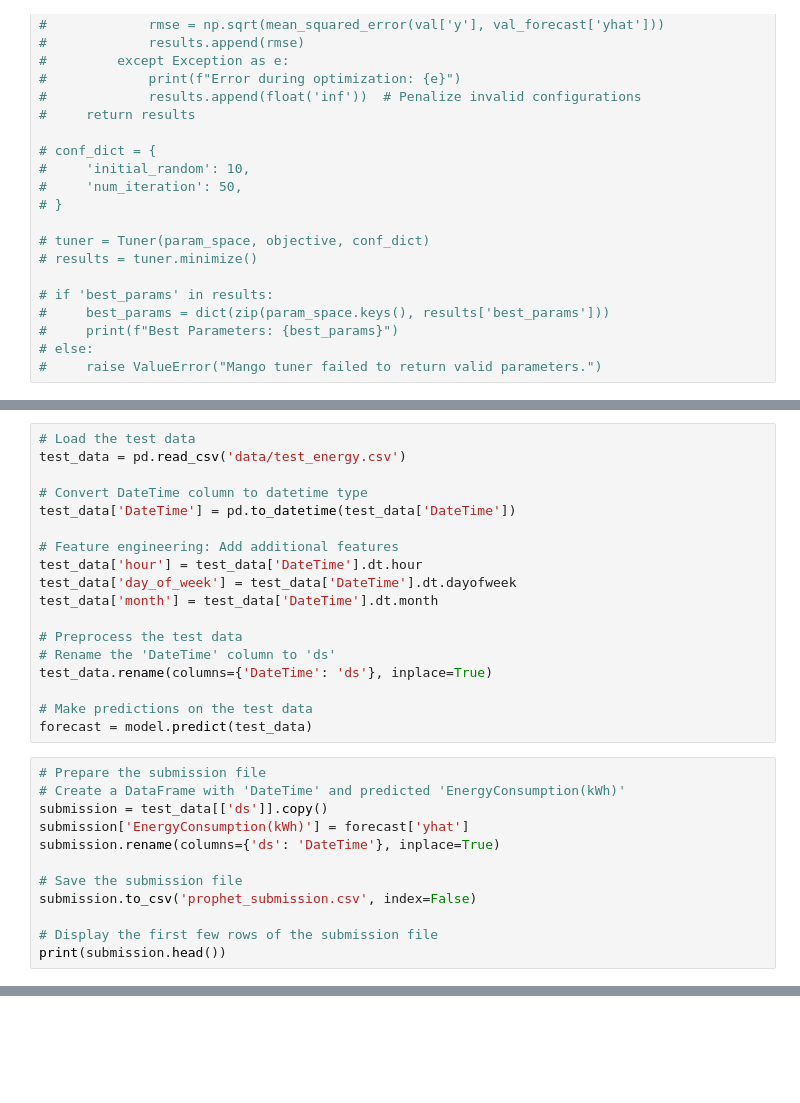
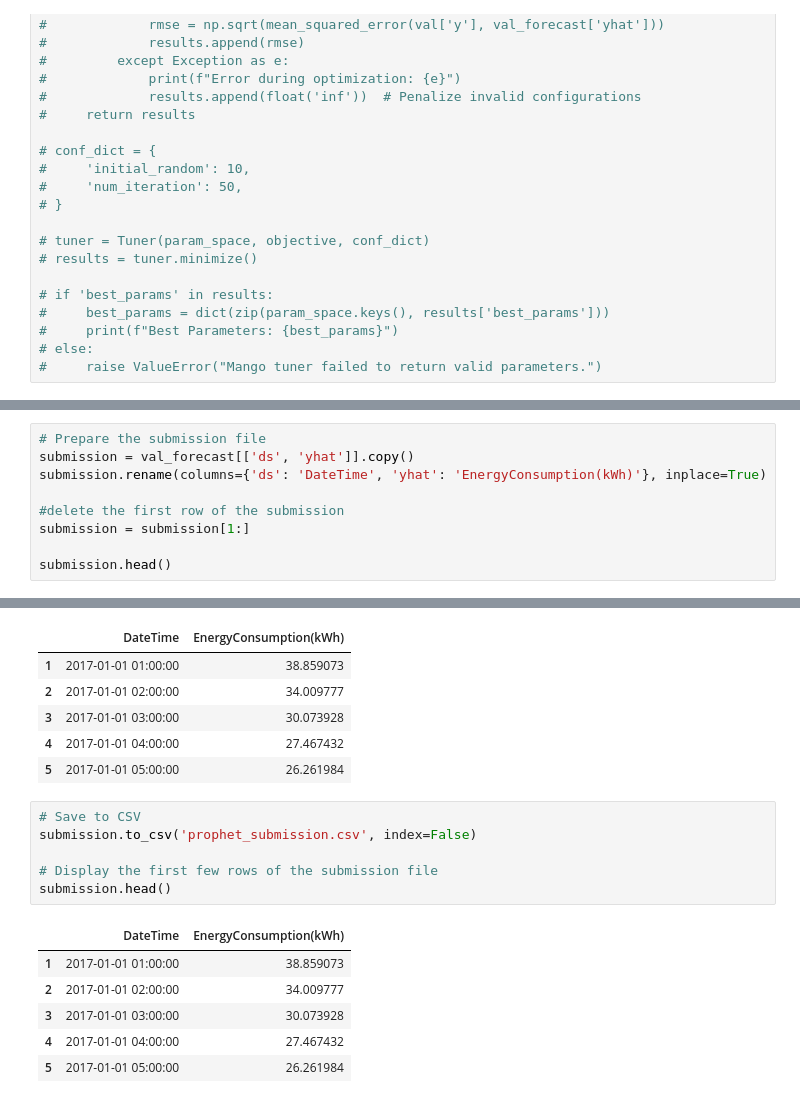
Before and after one commit to Adel2411/energy-consumption-prediction, a Jupyter notebook: prophet_model.ipynb, the cells around one changed output, grey strips where cells are left out. Cells and saved outputs as stored; diff of their text form; blank space fills up the shorter version.

Commit message:
Tried 21th submission using Prophet Model , Got the best Score (13.23490)

```diff
--- a/prophet_model.ipynb
+++ b/prophet_model.ipynb
@@ -168,31 +199,10 @@ Validation RMSE: 9.400811872811387
-# %%
-# Load the test data
-test_data = pd.read_csv('data/test_energy.csv')
-
-# Convert DateTime column to datetime type
-test_data['DateTime'] = pd.to_datetime(test_data['DateTime'])
-
-# Feature engineering: Add additional features
-test_data['hour'] = test_data['DateTime'].dt.hour
-test_data['day_of_week'] = test_data['DateTime'].dt.dayofweek
-test_data['month'] = test_data['DateTime'].dt.month
-
-# Preprocess the test data
-# Rename the 'DateTime' column to 'ds'
-test_data.rename(columns={'DateTime': 'ds'}, inplace=True)
-
-# Make predictions on the test data
-forecast = model.predict(test_data)
 # %%
 # Prepare the submission file
-# Create a DataFrame with 'DateTime' and predicted 'EnergyConsumption(kWh)'
-submission = test_data[['ds']].copy()
-submission['EnergyConsumption(kWh)'] = forecast['yhat']
-submission.rename(columns={'ds': 'DateTime'}, inplace=True)
+submission = val_forecast[['ds', 'yhat']].copy()
+submission.rename(columns={'ds': 'DateTime', 'yhat': 'EnergyConsumption(kWh)'}, inplace=True)
 
-# Save the submission file
-submission.to_csv('prophet_submission.csv', index=False)
+#delete the first row of the submission
+submission = submission[1:]
 
-# Display the first few rows of the submission file
-print(submission.head())
+submission.head()
 # %% [output]
@@ -204,0 +209,19 @@ print(submission.head())
+|  | DateTime | EnergyConsumption(kWh) |
+| 1 | 2017-01-01 01:00:00 | 38.859073 |
+| 2 | 2017-01-01 02:00:00 | 34.009777 |
+| 3 | 2017-01-01 03:00:00 | 30.073928 |
+| 4 | 2017-01-01 04:00:00 | 27.467432 |
+| 5 | 2017-01-01 05:00:00 | 26.261984 |
+# %%
+# Save to CSV
+submission.to_csv('prophet_submission.csv', index=False)
+
+# Display the first few rows of the submission file
+submission.head()
+# %% [output]
+|  | DateTime | EnergyConsumption(kWh) |
+| 1 | 2017-01-01 01:00:00 | 38.859073 |
+| 2 | 2017-01-01 02:00:00 | 34.009777 |
+| 3 | 2017-01-01 03:00:00 | 30.073928 |
+| 4 | 2017-01-01 04:00:00 | 27.467432 |
+| 5 | 2017-01-01 05:00:00 | 26.261984 |
```
Also changed, not shown: parts of 6 cells of this notebook, 4 other files.
